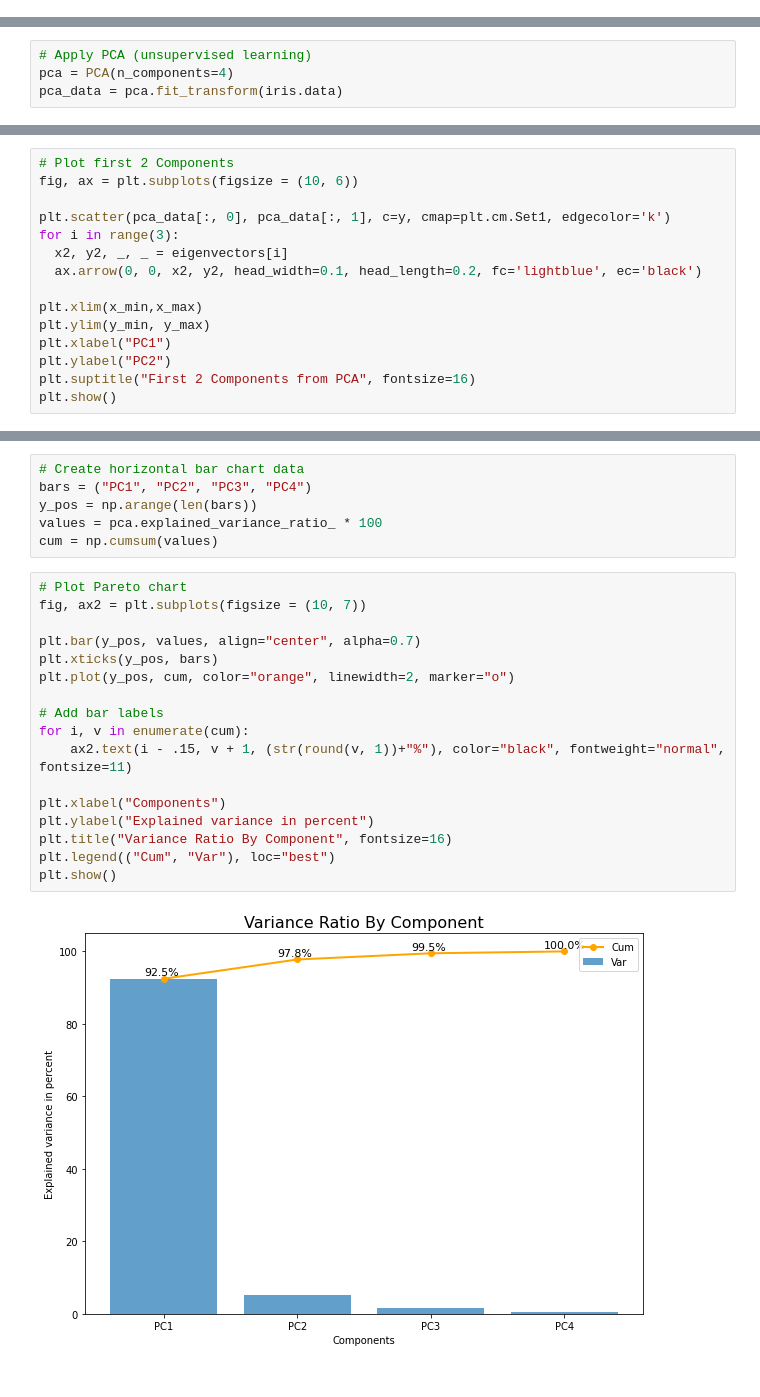
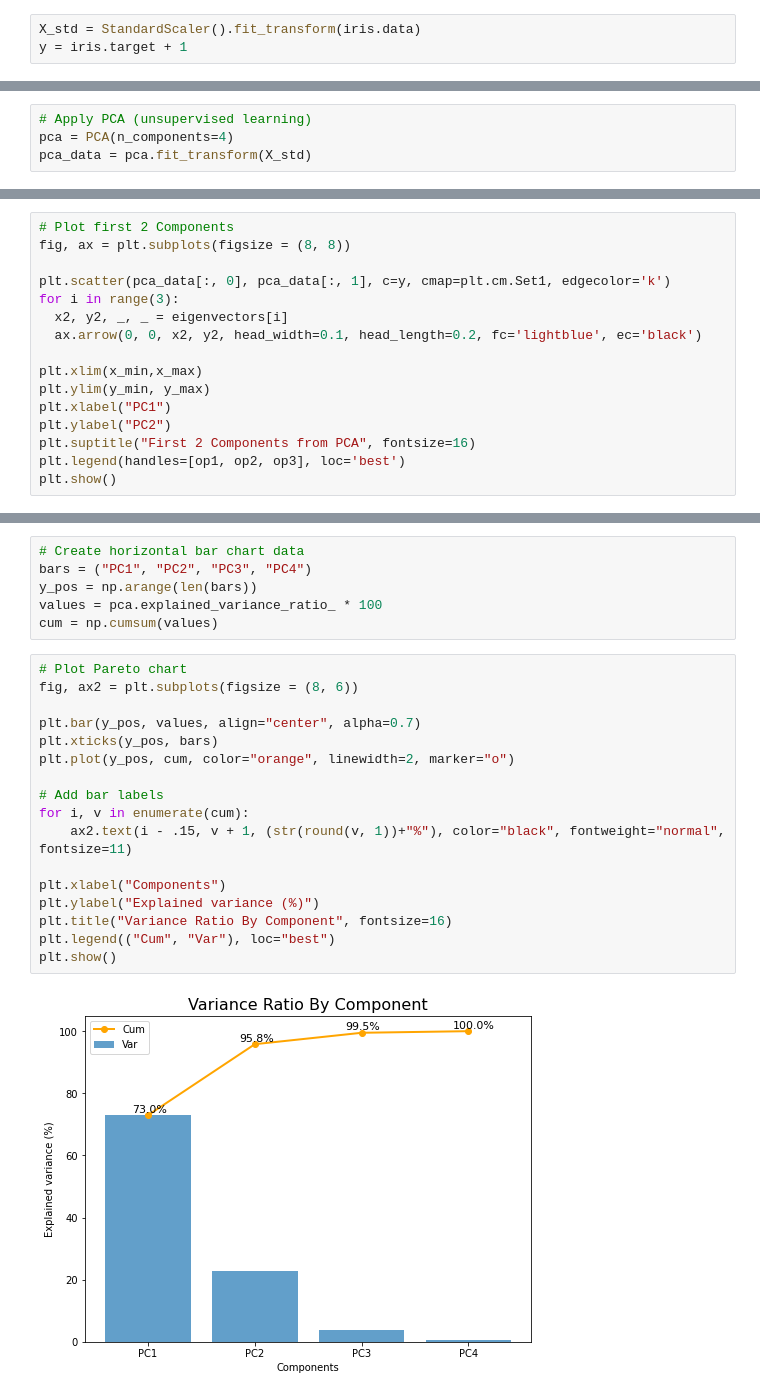
Before and after one commit to ansegura7/MachineLearning, a Jupyter notebook: data-science/DS - Iris DataViz.ipynb, the cells around one changed output, grey strips where cells are left out. Saved outputs shown, nothing was run; the diff lists cells and outputs as text.

```diff
--- a/data-science/DS - Iris DataViz.ipynb
+++ b/data-science/DS - Iris DataViz.ipynb
@@ -53,0 +58,3 @@ data.describe()
+# %%
+X_std = StandardScaler().fit_transform(iris.data)
+y = iris.target + 1
@@ -81,7 +108,7 @@ Non-linearly separable data.
 # %%
 # Apply PCA (unsupervised learning)
 pca = PCA(n_components=4)
-pca_data = pca.fit_transform(iris.data)
+pca_data = pca.fit_transform(X_std)
 # %%
 # Show variance explained by each component (eigenvalues)
 list(pca.explained_variance_ratio_)
@@ -105,7 +132,7 @@ x_min, x_max = pca_data[:, 0].min() - .5, pca_data[:, 0].max() + .5
 y_min, y_max = pca_data[:, 1].min() - .5, pca_data[:, 1].max() + .5
 # %%
 # Plot first 2 Components
-fig, ax = plt.subplots(figsize = (10, 6))
+fig, ax = plt.subplots(figsize = (8, 8))
 
 plt.scatter(pca_data[:, 0], pca_data[:, 1], c=y, cmap=plt.cm.Set1, edgecolor='k')
 for i in range(3):
@@ -117,5 +144,6 @@ plt.ylim(y_min, y_max)
 plt.xlabel("PC1")
 plt.ylabel("PC2")
 plt.suptitle("First 2 Components from PCA", fontsize=16)
+plt.legend(handles=[op1, op2, op3], loc='best')
 plt.show()
 # %% [output]
@@ -206,22 +236,22 @@ values = pca.explained_variance_ratio_ * 100
 cum = np.cumsum(values)
 # %%
 # Plot Pareto chart
-fig, ax2 = plt.subplots(figsize = (10, 7))
+fig, ax2 = plt.subplots(figsize = (8, 6))
 
 plt.bar(y_pos, values, align="center", alpha=0.7)
 plt.xticks(y_pos, bars)
 plt.plot(y_pos, cum, color="orange", linewidth=2, marker="o")
 
 # Add bar labels
 for i, v in enumerate(cum):
     ax2.text(i - .15, v + 1, (str(round(v, 1))+"%"), color="black", fontweight="normal", fontsize=11)
 
 plt.xlabel("Components")
-plt.ylabel("Explained variance in percent")
+plt.ylabel("Explained variance (%)")
 plt.title("Variance Ratio By Component", fontsize=16)
 plt.legend(("Cum", "Var"), loc="best")
 plt.show()
 # %% [output]
-[figure, old version]
+[figure, new version]
 # %% [markdown]
 #### Result
```
Also changed, not shown: parts of 19 cells of this notebook, 4 other files.
